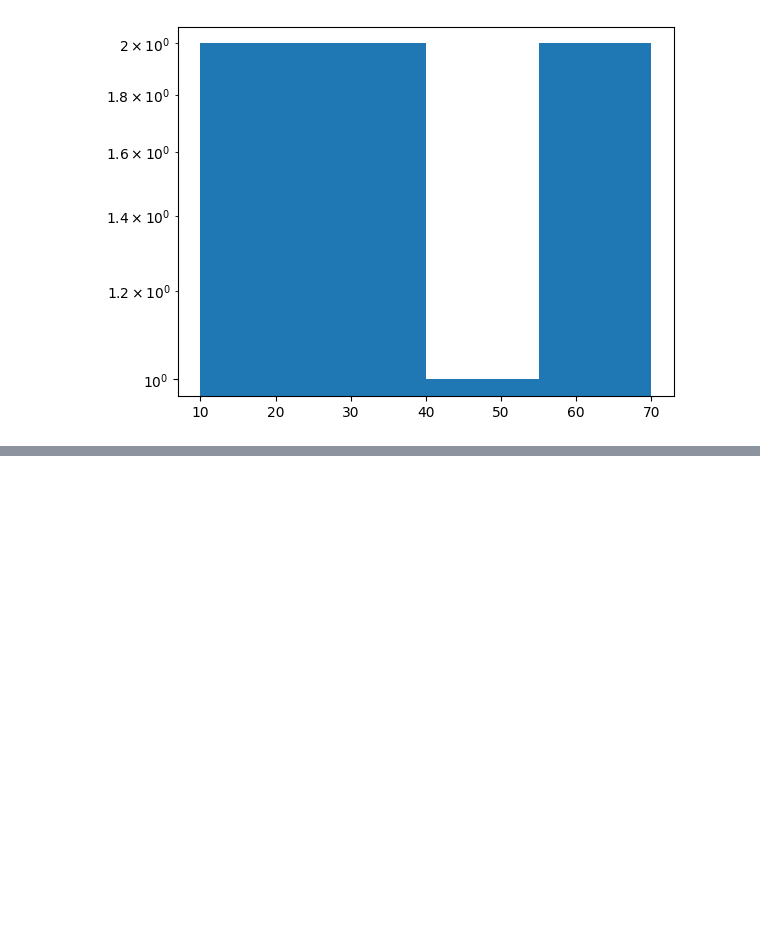
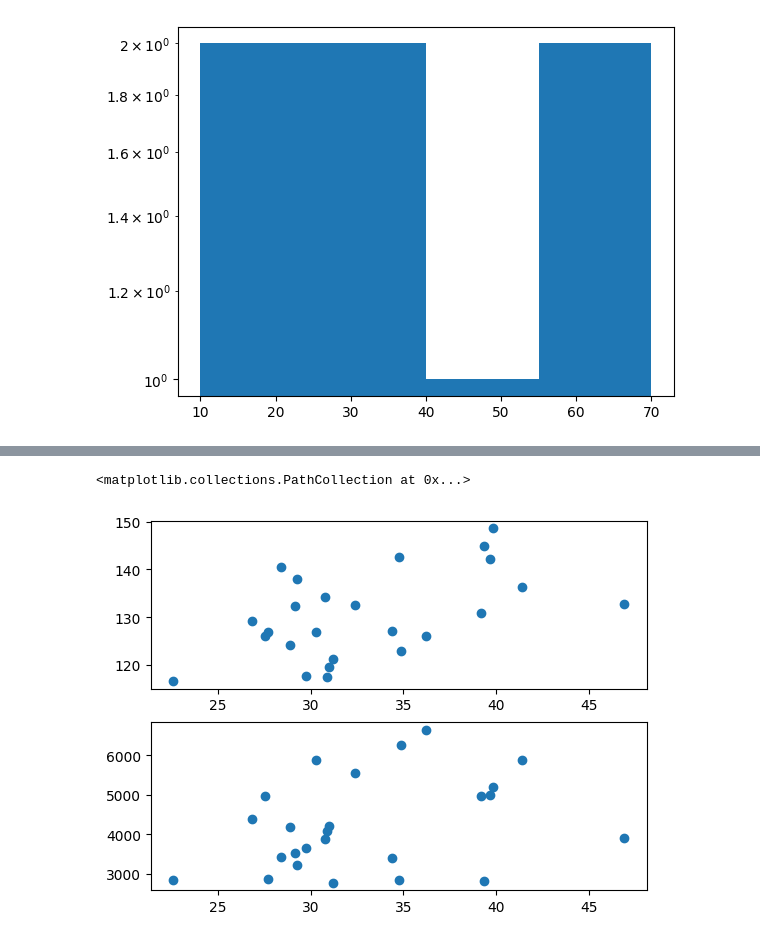
Before and after one commit to raaeel640/colab-work, a Jupyter notebook: Matplotlib.ipynb, the cells around one changed output, grey strips where cells are left out. Cells and saved outputs as stored; diff of their text form; code cells hidden in the pictures; blank space fills up the shorter version.

```diff
--- a/Matplotlib.ipynb
+++ b/Matplotlib.ipynb
@@ -185,0 +301,8 @@ plt.savefig('sample.png')
+# %%
+fig ,ax = plt.subplots(nrows=2,ncols=1)
+
+ax[0].scatter(subset['avg'],subset['strike_rate'])
+ax[1].scatter(subset['avg'],subset['runs'])
+# %% [output]
+<matplotlib.collections.PathCollection at 0x...>
+[figure, added]
```
Also changed, not shown: parts of 38 cells of this notebook.
